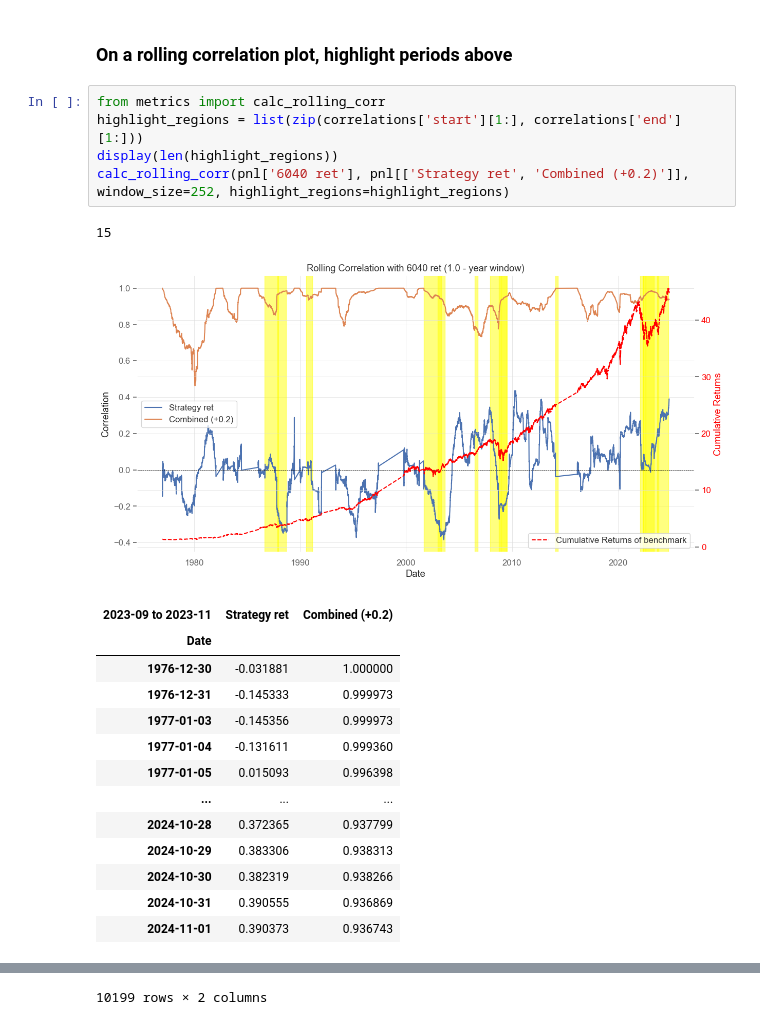
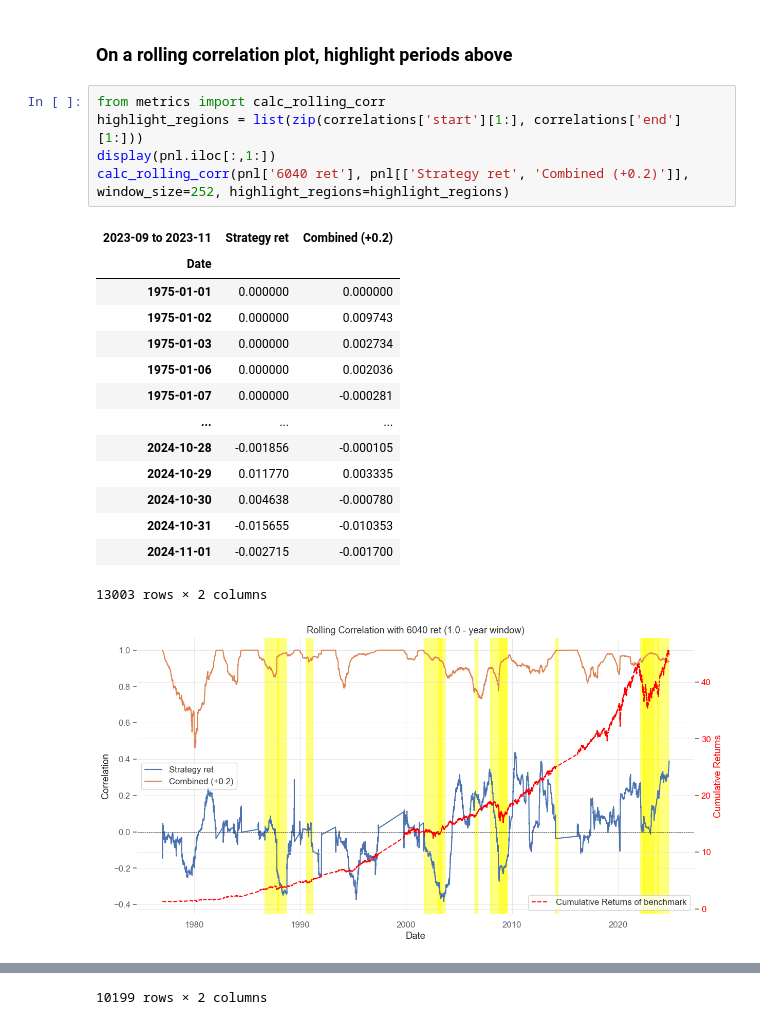
Before and after one commit to MarkAngeloMP/Low-Tide-Capital-Management, a Jupyter notebook: src/event_study.ipynb, the cells around one changed output, grey strips where cells are left out. Cells and saved outputs as stored; diff of their text form.

```diff
--- a/src/event_study.ipynb
+++ b/src/event_study.ipynb
@@ -238,21 +245,21 @@ correlations
 # %%
 from metrics import calc_rolling_corr
 highlight_regions = list(zip(correlations['start'][1:], correlations['end'][1:]))
-display(len(highlight_regions))
+display(pnl.iloc[:,1:])
 calc_rolling_corr(pnl['6040 ret'], pnl[['Strategy ret', 'Combined (+0.2)']], window_size=252, highlight_regions=highlight_regions)
 # %% [output]
+| 2023-09 to 2023-11 | Strategy ret | Combined (+0.2) |
+| Date |  |  |
+| 1975-01-01 | 0.000000 | 0.000000 |
+| 1975-01-02 | 0.000000 | 0.009743 |
+| 1975-01-03 | 0.000000 | 0.002734 |
+| 1975-01-06 | 0.000000 | 0.002036 |
+| 1975-01-07 | 0.000000 | -0.000281 |
+| ... | ... | ... |
+| 2024-10-28 | -0.001856 | -0.000105 |
+| 2024-10-29 | 0.011770 | 0.003335 |
+| 2024-10-30 | 0.004638 | -0.000780 |
+| 2024-10-31 | -0.015655 | -0.010353 |
+| 2024-11-01 | -0.002715 | -0.001700 |
-15
+13003 rows × 2 columns
 [figure]
-| 2023-09 to 2023-11 | Strategy ret | Combined (+0.2) |
-| Date |  |  |
-| 1976-12-30 | -0.031881 | 1.000000 |
-| 1976-12-31 | -0.145333 | 0.999973 |
-| 1977-01-03 | -0.145356 | 0.999973 |
-| 1977-01-04 | -0.131611 | 0.999360 |
-| 1977-01-05 | 0.015093 | 0.996398 |
-| ... | ... | ... |
-| 2024-10-28 | 0.372365 | 0.937799 |
-| 2024-10-29 | 0.383306 | 0.938313 |
-| 2024-10-30 | 0.382319 | 0.938266 |
-| 2024-10-31 | 0.390555 | 0.936869 |
-| 2024-11-01 | 0.390373 | 0.936743 |
```
Also changed, not shown: parts of 4 cells of this notebook, 22 other files.
